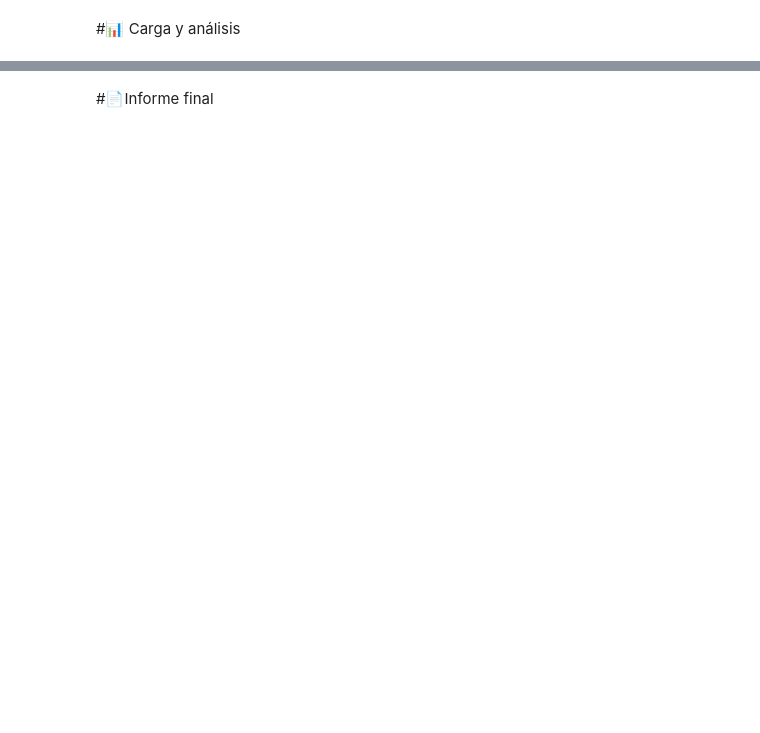
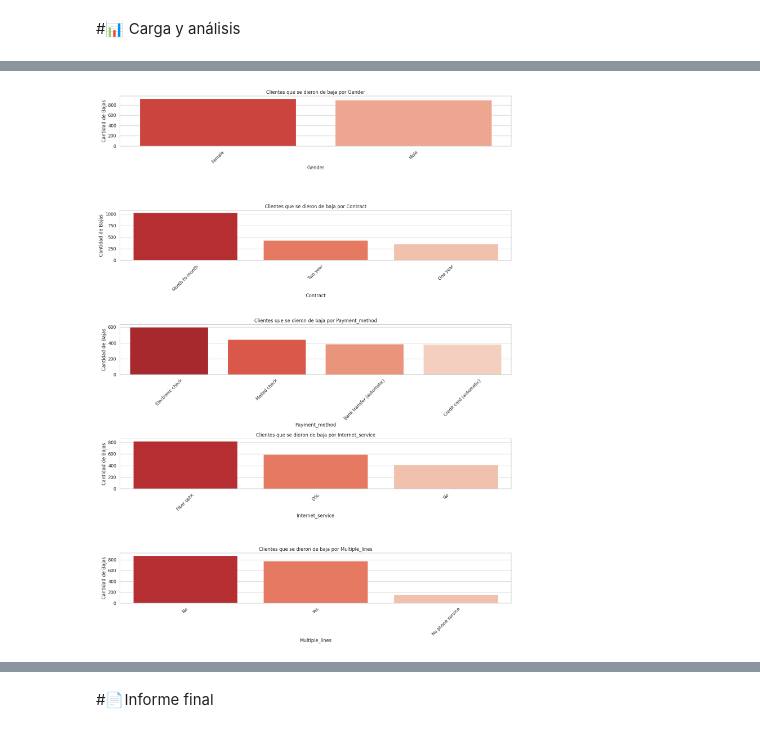
Before and after one commit to eduardo-mendiola/challenge-telecomx-alura, a Jupyter notebook: TelecomX_LATAM.ipynb, the cells around one changed output, grey strips where cells are left out. Saved outputs shown, nothing was run; the diff lists cells and outputs as text; code cells hidden in the pictures; blank space fills up the shorter version.

```diff
--- a/TelecomX_LATAM.ipynb
+++ b/TelecomX_LATAM.ipynb
@@ -26,0 +407,31 @@ Tu desafío será recopilar, procesar y analizar los datos, utilizando Python y
+# %%
+# Filtrar solo los que se fueron
+churned = df[df['churn'] == 1]
+# %%
+# Elegir columnas por categorias
+cat_cols = ['gender', 'contract', 'payment_method', 'internet_service', 'multiple_lines']
+# %%
+import matplotlib.pyplot as plt
+import seaborn as sns
+
+sns.set(style='whitegrid')
+plt.figure(figsize=(15, 20))
+
+for i, col in enumerate(cat_cols):
+    plt.subplot(len(cat_cols), 1, i + 1)
+
+    churn_count = churned[col].value_counts().sort_values(ascending=False).reset_index()
+    churn_count.columns = [col, 'count']
+
+    # Aquí usamos hue=col y legend=False
+    sns.barplot(data=churn_count, x=col, y='count', hue=col, palette='Reds_r', dodge=False, legend=False)
+
+    plt.title(f'Clientes que se dieron de baja por {col.capitalize()}')
+    plt.xlabel(col.capitalize())
+    plt.ylabel('Cantidad de Bajas')
+    plt.xticks(rotation=45)
+
+plt.tight_layout()
+plt.show()
+# %% [output]
+[figure, added]
```
Also changed, not shown: parts of 41 cells of this notebook.
